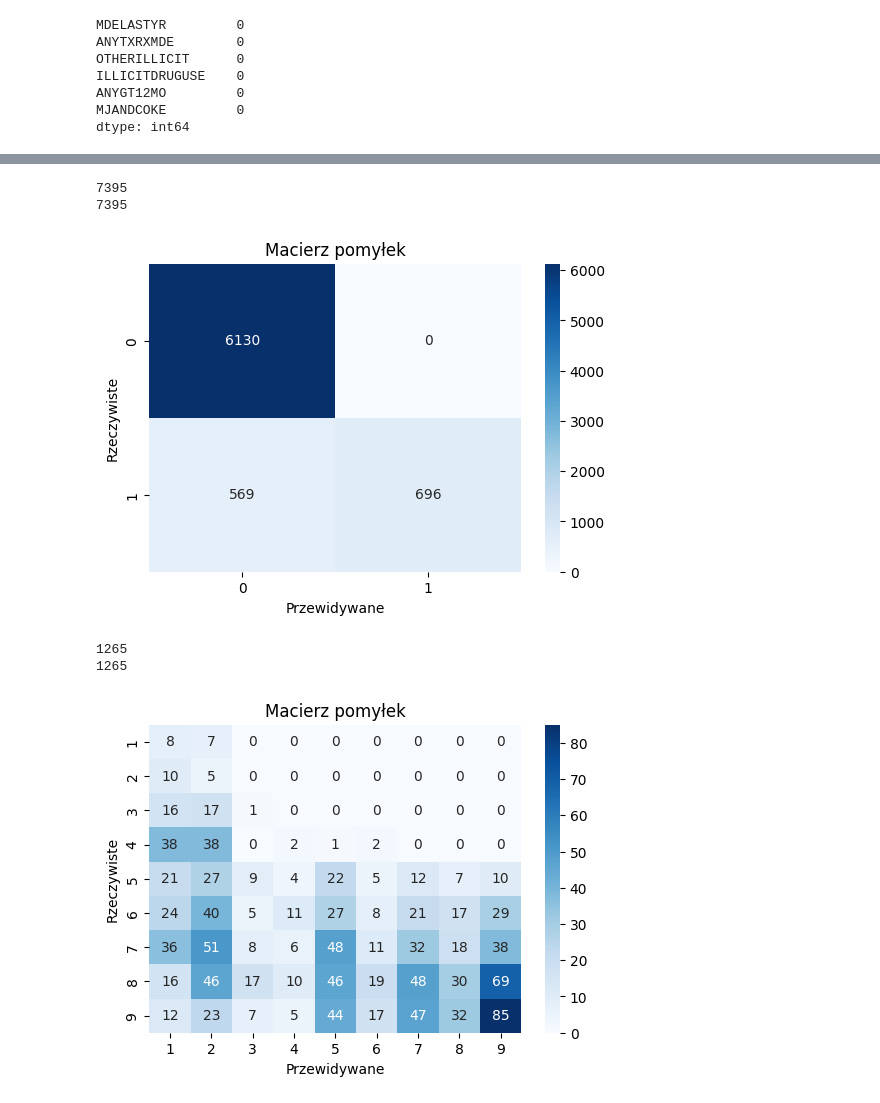
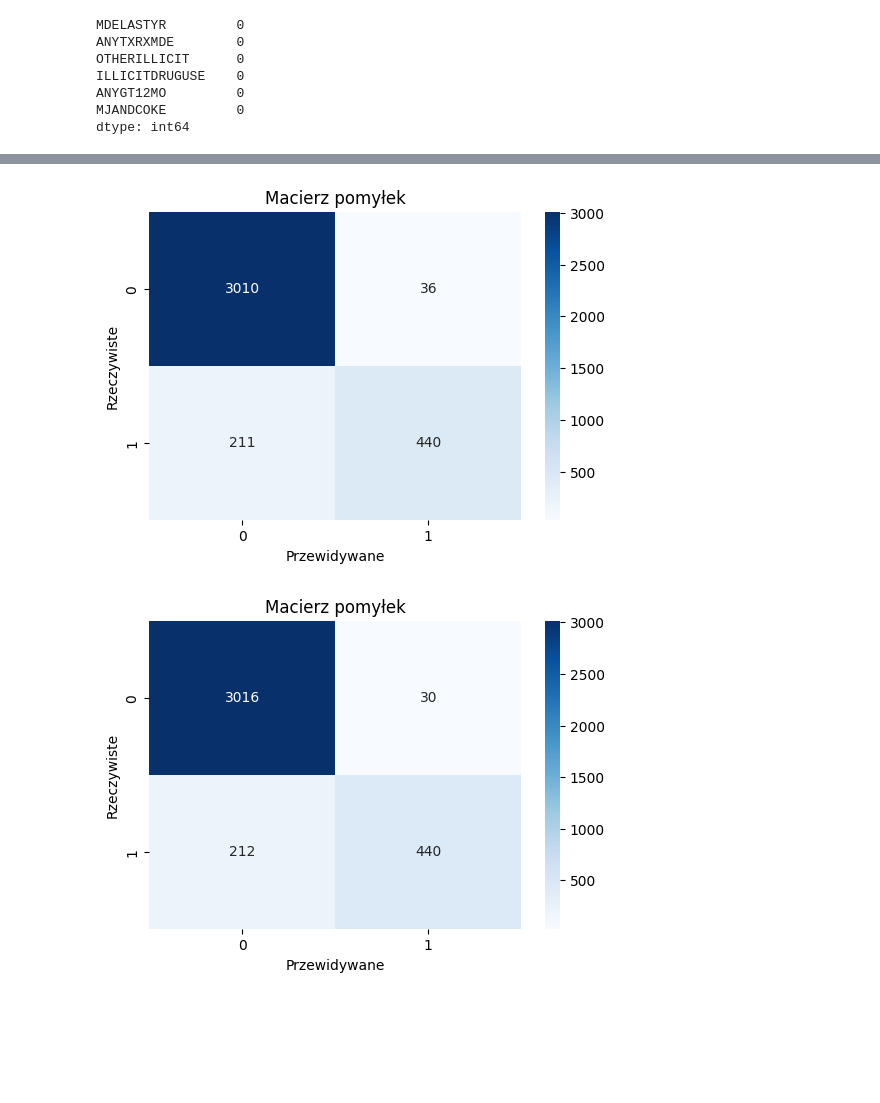
Before and after one commit to Safeheaded/EAD_project_2, a Jupyter notebook: project.ipynb, the cells around one changed output, grey strips where cells are left out. Cells and saved outputs as stored; diff of their text form; code cells hidden in the pictures; blank space fills up the shorter version.

```diff
--- a/project.ipynb
+++ b/project.ipynb
@@ -223,7 +223,8 @@ ANOVA dla MJANDCOKE: F-stat=1403.15, p-value=0.0000
 y = df['DEPRESSIONINDEX']
 X = df[column_names]
 
-X_train, X_test, Y_train, Y_test = train_test_split(X, y, test_size=0.2, random_state=42)
+X_train, X_test, Y_train, Y_test = train_test_split(X, y, test_size=0.2, random_state=42, stratify=y)
+X_valid, X_test, Y_valid, Y_test = train_test_split(X_test, Y_test, test_size=0.5, random_state=42, stratify=Y_test)
 # %%
 X.isna().sum()
 # %% [output]
@@ -272,15 +272,19 @@ Notes:
 [1] Standard Errors assume that the covariance matrix of the errors is correctly specified.
 # %%
 from sklearn.metrics import confusion_matrix as cm
-from sklearn.metrics import roc_curve
 
-y_pred = model.predict(X_test_ols)
-print(len(y_pred))
+y_pred = model.predict(X_valid)
 
-y_pred = pd.cut(y_pred, bins=2, labels=np.arange(0, 2))
-print(len(y_pred))
+thr = 0.531
 
-conff = cm(Y_test_ols, y_pred)
+probabilities = 1 / (1 + np.exp(-y_pred))
+y_pred = probabilities > thr
+probabilities = pd.DataFrame(probabilities, columns=['probability'])
+probabilities = pd.merge(probabilities, X_valid, left_index=True, right_index=True)
+probabilities = pd.merge(probabilities, Y_valid, left_index=True, right_index=True)
+
+
+conff = cm(Y_valid, y_pred)
 
 plt.figure(figsize=(6, 4))
 sns.heatmap(conff, annot=True, fmt='d', cmap='Blues', xticklabels=np.linspace(0, 1, 2, dtype=np.uint8), yticklabels=np.linspace(0, 1, 2, dtype=np.uint8))
@@ -288,46 +292,24 @@ plt.title('Macierz pomyłek')
 plt.xlabel('Przewidywane')
 plt.ylabel('Rzeczywiste')
 plt.show()
-
-y_pred_binar = y_pred.copy()
 # %% [output]
-7395
-7395
-[figure, old version]
+[figure, new version]
-# %%
-Y_train_ols = Y_train.copy()
-Y_test_ols = Y_test.copy()
-
-Y_train_ols = Y_train_ols[Y_train_ols > 0]
-Y_test_ols = Y_test_ols[Y_test_ols > 0]
-
-X_train_ols = X_train.loc[Y_train_ols.index]
-X_test_ols = X_test.loc[Y_test_ols.index]
-
-X_test_ols_index = X_test_ols.copy()
-
-X_train_ols = sm.add_constant(X_train_ols)
-X_test_ols = sm.add_constant(X_test_ols)
-
-
-model = sm.OLS(Y_train_ols, X_train_ols).fit()
 # %%
-y_pred = model.predict(X_test_ols)
+y_pred = model.predict(X_test)
 
-print(len(y_pred))
+probabilities = 1 / (1 + np.exp(-y_pred))
+y_pred = probabilities > thr
+probabilities = pd.DataFrame(probabilities, columns=['probability'])
+probabilities = pd.merge(probabilities, X_test, left_index=True, right_index=True)
+probabilities = pd.merge(probabilities, Y_test, left_index=True, right_index=True)
 
-y_pred = pd.cut(y_pred, bins=9, labels=np.arange(1, 10))
-print(len(y_pred))
-
-conff = cm(Y_test_ols, y_pred)
+conff = cm(Y_test, y_pred)
 
 plt.figure(figsize=(6, 4))
-sns.heatmap(conff, annot=True, fmt='d', cmap='Blues', xticklabels=np.linspace(1, 9, 9, dtype=np.uint8), yticklabels=np.linspace(1, 9, 9, dtype=np.uint8))
+sns.heatmap(conff, annot=True, fmt='d', cmap='Blues', xticklabels=np.linspace(0, 1, 2, dtype=np.uint8), yticklabels=np.linspace(0, 1, 2, dtype=np.uint8))
 plt.title('Macierz pomyłek')
 plt.xlabel('Przewidywane')
 plt.ylabel('Rzeczywiste')
 plt.show()
 # %% [output]
-1265
-1265
-[figure, old version]
+[figure, new version]
```
Also changed, not shown: parts of 5 cells of this notebook.
